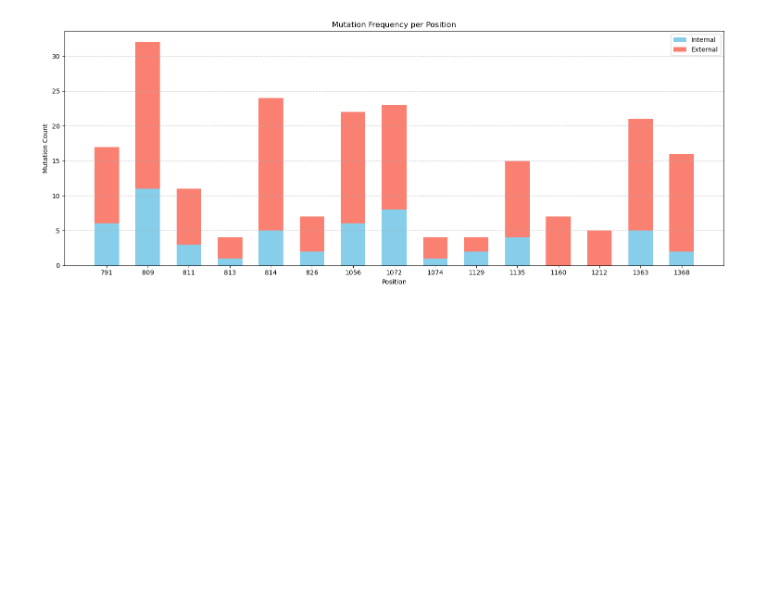
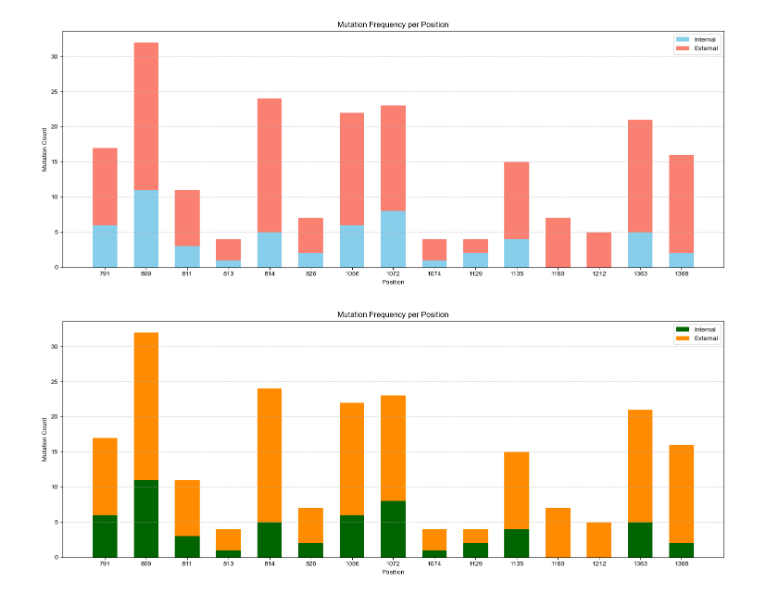
Before and after one commit to skawakubo/FCoV-evolution, a Jupyter notebook: Fig3_FCoV_tree_with_key_mutations/branch_mut_count.ipynb, the cells around one changed output. Cells and saved outputs as stored; diff of their text form; code cells hidden in the pictures; blank space fills up the shorter version.

```diff
--- a/Fig3_FCoV_tree_with_key_mutations/branch_mut_count.ipynb
+++ b/Fig3_FCoV_tree_with_key_mutations/branch_mut_count.ipynb
@@ -549,3 +571,50 @@ plt.tight_layout() # ラベルがはみ出さないように調整
 plt.show()
 # %% [output]
 [figure]
+# %%
+import matplotlib.pyplot as plt
+
+# --- 1. Illustrator編集用 & フォントの設定 ---
+# フォントをArialに指定
+plt.rcParams['font.family'] = 'sans-serif'
+plt.rcParams['font.sans-serif'] = ['Arial']
+
+# 【重要】テキストをパスに変換せず、TrueTypeとしてPDFに埋め込む設定
+plt.rcParams['pdf.fonttype'] = 42
+plt.rcParams['ps.fonttype'] = 42
+
+# --- 2. データの準備 (df_allがある前提) ---
+df_plot = df_all.sort_values('pos')
+
+# --- 3. 色の定義 ---
+color_external = "darkorange"
+color_internal = "#006400"  # DarkGreen
+
+# --- 4. グラフ描画 ---
+plt.figure(figsize=(15, 6))
+
+# 積み上げ棒グラフ（定義した色を適用）
+plt.bar(range(len(df_plot)), df_plot['internal_node_count'],
+        label='Internal', color=color_internal, width=0.6)
+
+plt.bar(range(len(df_plot)), df_plot['external_node_count'],
+        bottom=df_plot['internal_node_count'],
+        label='External', color=color_external, width=0.6)
+
+# --- 5. 軸の調整 ---
+plt.xticks(range(len(df_plot)), df_plot['pos'])
+plt.xlabel('Position')
+plt.ylabel('Mutation Count')
+plt.title('Mutation Frequency per Position')
+plt.legend()
+plt.grid(axis='y', linestyle='--', alpha=0.7)
+
+plt.tight_layout()
+
+# --- 6. 保存設定 ---
+# Illustratorで「開く」ことで、Arialフォントのまま編集可能になります
+plt.savefig("mutation_plot_for_illustrator.pdf", format="pdf", bbox_inches='tight')
+
+plt.show()
+# %% [output]
+[figure, added]
```
Also changed, not shown: parts of 1 cell of this notebook, 1 other file.
